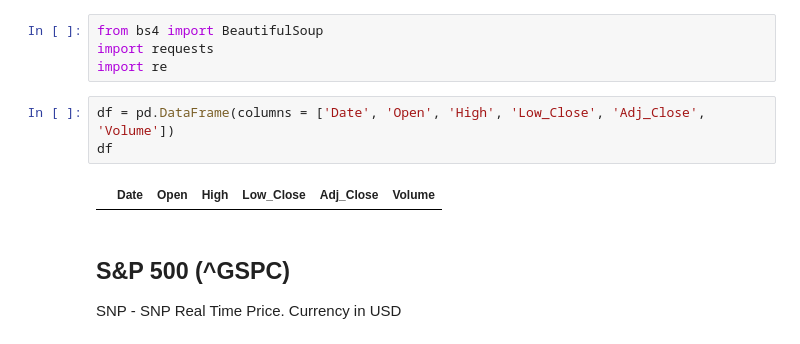
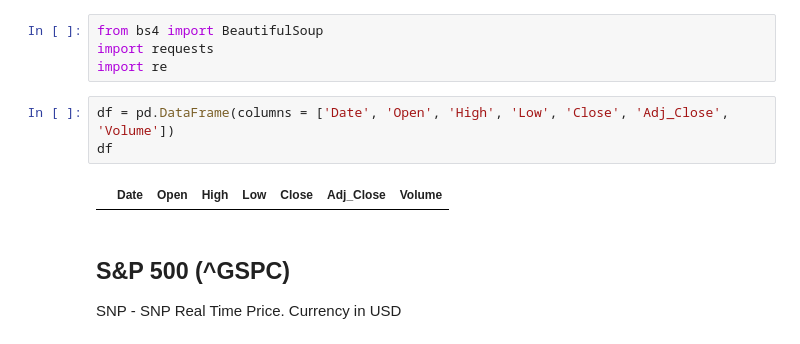
Before and after one commit to Amarilda/MscAston, a Jupyter notebook: MSC/D-pip.ipynb, the cells around one changed output. Drawn from its saved outputs; the diff is of its cells as text.

```diff
--- a/MSC/D-pip.ipynb
+++ b/MSC/D-pip.ipynb
@@ -91,10 +91,10 @@ from bs4 import BeautifulSoup
 import requests
 import re
 # %%
-df = pd.DataFrame(columns = ['Date', 'Open', 'High', 'Low_Close', 'Adj_Close', 'Volume'])
+df = pd.DataFrame(columns = ['Date', 'Open', 'High', 'Low', 'Close', 'Adj_Close', 'Volume'])
 df
 # %% [output]
-|  | Date | Open | High | Low_Close | Adj_Close | Volume |
+|  | Date | Open | High | Low | Close | Adj_Close | Volume |
 # %% [markdown]
 ## S&P 500 (^GSPC)
 SNP - SNP Real Time Price. Currency in USD
```
Also changed, not shown: parts of 12 cells of this notebook.
